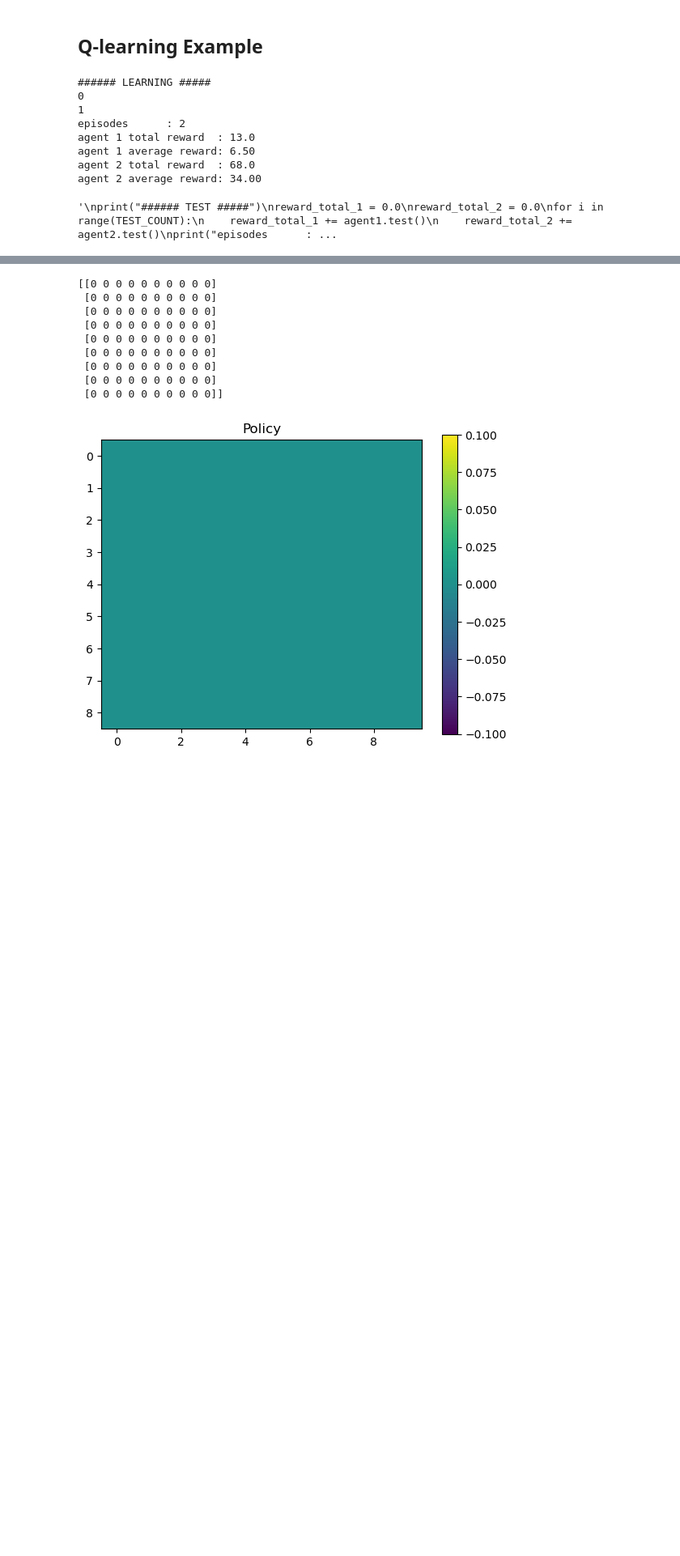
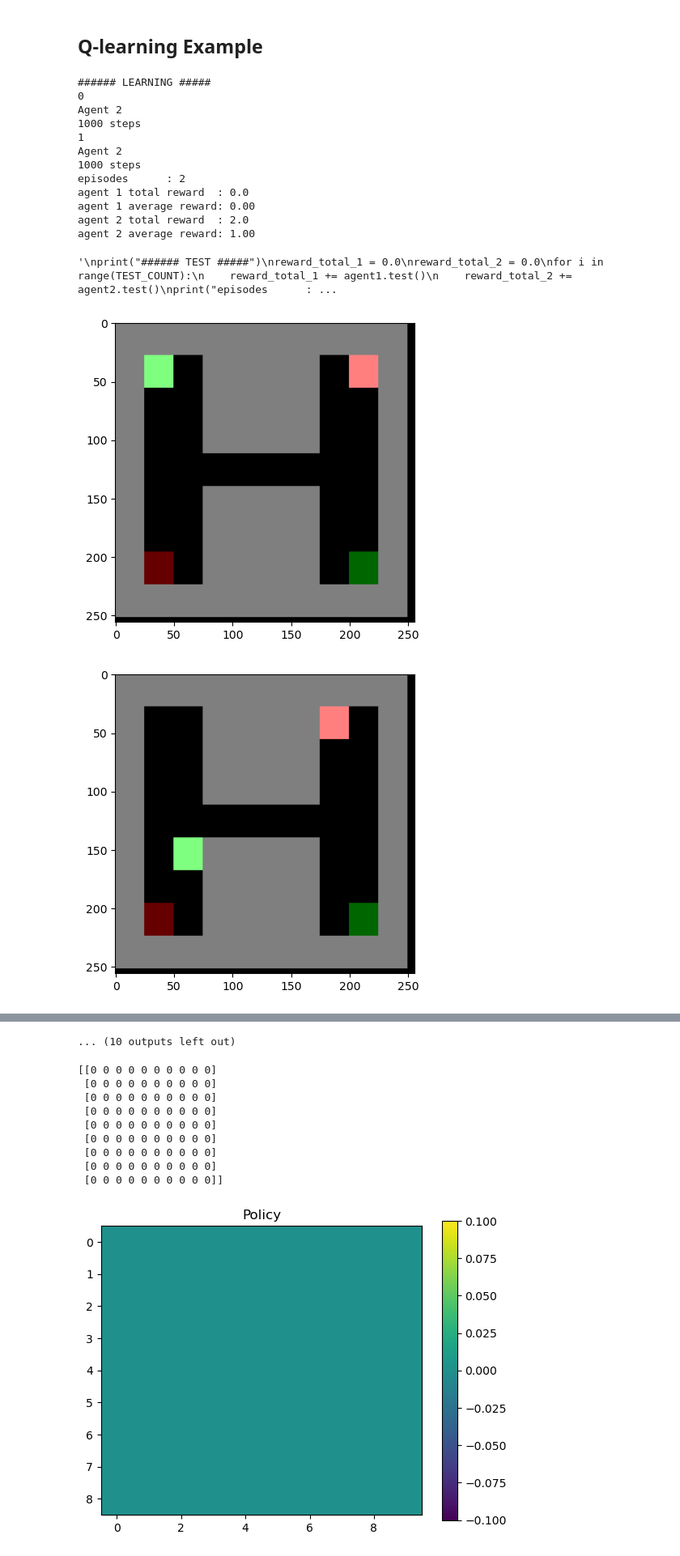
Before and after one commit to maxjappert/multi-agent_distral, a Jupyter notebook: GridWorld-Test.ipynb, the cells around one changed output, grey strips where cells are left out. Shown: that part at 81% size. Cells and saved outputs as stored; diff of their text form; code cells hidden in the pictures; blank space fills up the shorter version.

Commit message:
Environment finally fully working. Q-Learning still wrong

```diff
--- a/GridWorld-Test.ipynb
+++ b/GridWorld-Test.ipynb
@@ -76,8 +91,8 @@ Total episode reward:  0.0
 ## Q-learning Example
 # %%
 # Q learning params
-ALPHA = 0.1 # learning rate
-GAMMA = 0.95 # reward discount
+ALPHA = 0.2 # learning rate
+GAMMA = 0.99 # reward discount
 LEARNING_COUNT = 2
 TEST_COUNT = 100
 
@@ -103,15 +118,15 @@ class Agents:
         self.episode_reward_2=0
         self.episode_reward_1=0
         state=env.current_game_state
-        done=[False,False]
+        move_completed=[False,False]
         for t in range(TURN_LIMIT):
-            if done[0]:
-                act0=0
-            elif done[1]:
-                act1=1
-            else:
-                act0,act1 = env.action_space[0].sample(),env.action_space[1].sample()
-            next_state, rewards,move_completed,info=  env.step([act0,act1])
+            if t%100==0:
+                env.render()
+
+            # NEED TO CHANGE THIS SO THIS IS EPSILON GREEDY, NOT THIS RANDOM SAMPLE
+
+            act0,act1 = env.action_space[0].sample(),env.action_space[1].sample()
+            next_state, rewards,move_completed=env.step([act0,act1])
             #act = self.env.action_space.sample() # random
             #next_state, reward, done, info = self.env.step(act, self.idx)
             assert len(next_state) == 8
@@ -121,20 +136,23 @@ class Agents:
             # Q <- Q + a(Q' - Q)
             # <=> Q <- (1-a)Q + a(Q')
             state=map(int,state)
-            self.q_val_1[tuple(state)] = (1 - ALPHA) * self.q_val_1[tuple(state)]\
+
+            if not move_completed[0]:
+                self.q_val_1[tuple(state)] = (1 - ALPHA) * self.q_val_1[tuple(state)]\
                                  + ALPHA * (rewards[0] + GAMMA * q_next_max_1)
-            self.q_val_2[tuple(state)] = (1 - ALPHA) * self.q_val_2[tuple(state)]\
+            if not move_completed[1]:
+                self.q_val_2[tuple(state)] = (1 - ALPHA) * self.q_val_2[tuple(state)]\
                                  + ALPHA * (rewards[1] + GAMMA * q_next_max_2)
-
             self.episode_reward_1 += rewards[0]
             self.episode_reward_2 += rewards[1]
             #self.env.render()
 
             if all(move_completed):
+                print(str(t+1)+" steps")
                 return self.env.episode_total_reward,self.episode_reward_1,self.episode_reward_2
             else:
                 state = next_state
-
+        print(str(t+1)+" steps")
         return self.env.episode_total_reward,self.episode_reward_1,self.episode_reward_2
 
     def test(self):
@@ -161,34 +179,40 @@ for i in range(LEARNING_COUNT):
     total_reward,reward_1,reward_2=agents.learn()
     reward_total_1 += reward_1
     reward_total_2 += reward_2
 print("episodes      : {}".format(LEARNING_COUNT))
 print("agent 1 total reward  : {}".format(reward_total_1))
 print("agent 1 average reward: {:.2f}".format(reward_total_1 / LEARNING_COUNT))
 #print("agent 1 Q Value       :{}".format(agent.q_val))
 print("agent 2 total reward  : {}".format(reward_total_2))
 print("agent 2 average reward: {:.2f}".format(reward_total_2 / LEARNING_COUNT))
 #print("agent 2 Q Value       :{}".format(agent2.q_val))
 
 """
 print("###### TEST #####")
 reward_total_1 = 0.0
 reward_total_2 = 0.0
 for i in range(TEST_COUNT):
     reward_total_1 += agent1.test()
     reward_total_2 += agent2.test()
 print("episodes      : {}".format(TEST_COUNT))
 print("agent 1 total reward  : {}".format(reward_total_1))
 print("agent 1 average reward: {:.2f}".format(reward_total_1 / TEST_COUNT))
 print("agent 2 total reward  : {}".format(reward_total_2))
 print("agent 2 average reward: {:.2f}".format(reward_total_2 / TEST_COUNT))
 """
 # %% [output]
 ###### LEARNING #####
 0
+Agent 2
+1000 steps
 1
+Agent 2
+1000 steps
 episodes      : 2
-agent 1 total reward  : 13.0
-agent 1 average reward: 6.50
-agent 2 total reward  : 68.0
-agent 2 average reward: 34.00
+agent 1 total reward  : 0.0
+agent 1 average reward: 0.00
+agent 2 total reward  : 2.0
+agent 2 average reward: 1.00
 '\nprint("###### TEST #####")\nreward_total_1 = 0.0\nreward_total_2 = 0.0\nfor i in range(TEST_COUNT):\n    reward_total_1 += agent1.test()\n    reward_total_2 += agent2.test()\nprint("episodes      : ...
+[figure, added]
+[figure, added]
@@ -195,3 +227,4 @@ agent 2 average reward: 34.00
+... (10 outputs left out)
 # %%
 Q_a1 = agents.q_val_1
 Q_a1_mean=np.mean(Q_a1,axis=(tuple(i for i in range(Q_a1.ndim) if i != 0 and i!=1 and i!=2)))
```
Also changed, not shown: parts of 3 cells of this notebook, 1 other file.
